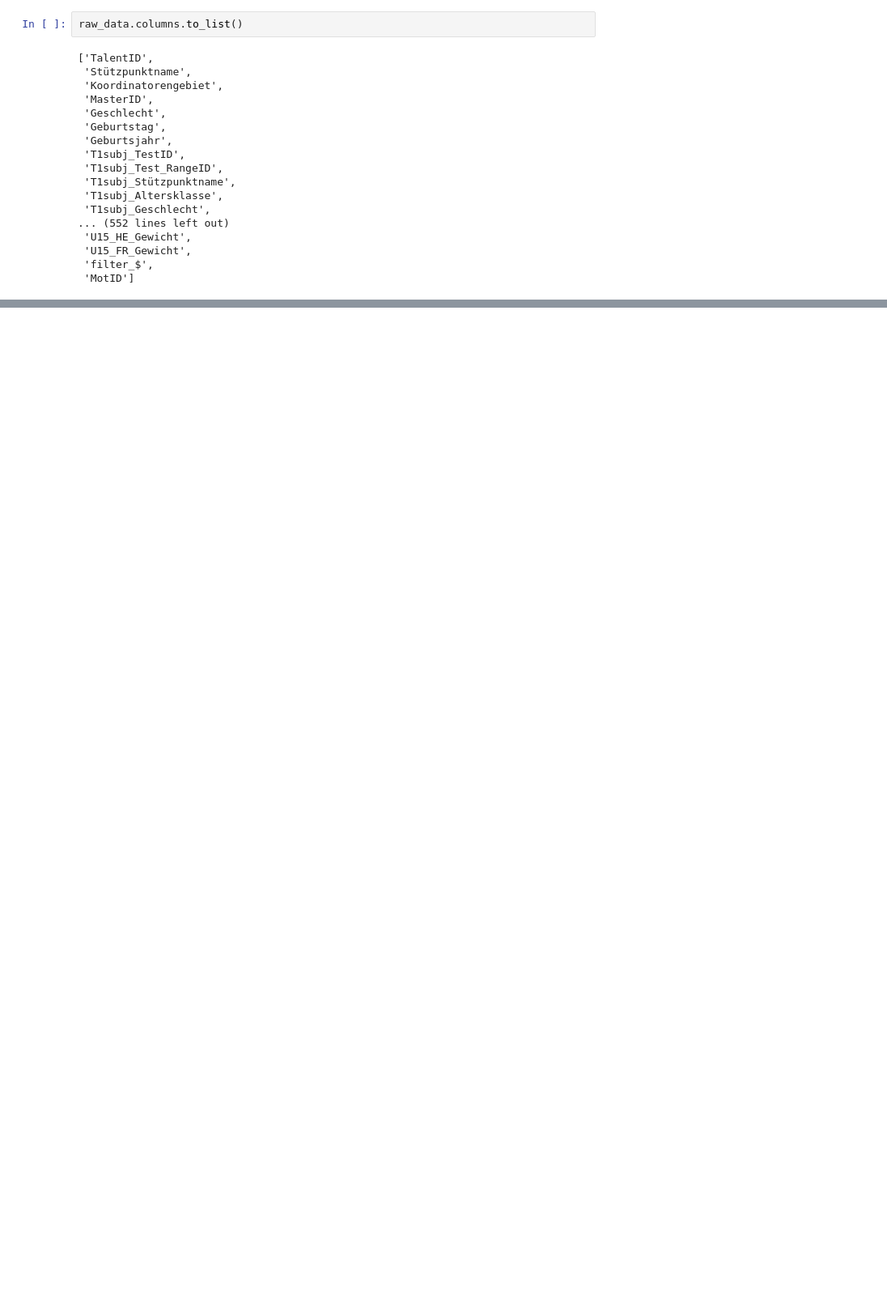
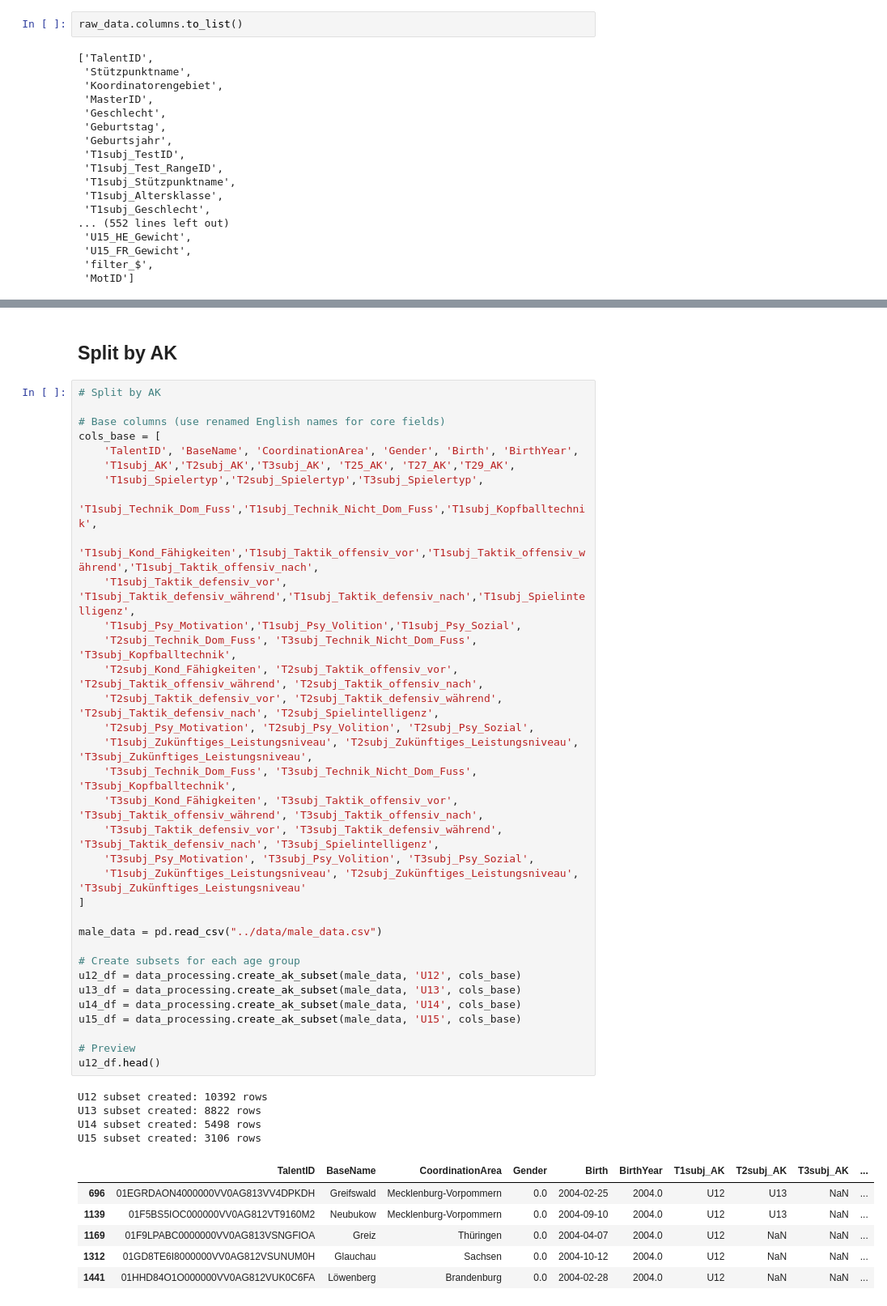
Before and after one commit to eduardo-baratela/Youth-Elite-Soccer, a Jupyter notebook: dev/data_treatment.ipynb, the cells around one changed output, grey strips where cells are left out. Shown at 81% size. Drawn from its saved outputs; the diff is of its cells as text; blank space fills up the shorter version.

Commit message:
Pre processing

```diff
--- a/dev/data_treatment.ipynb
+++ b/dev/data_treatment.ipynb
@@ -113,0 +162,47 @@ women_df = clean_df[clean_df["Geschlecht"] == 1]
+# %% [markdown]
+## Split by AK
+# %%
+# Split by AK
+
+# Base columns (use renamed English names for core fields)
+cols_base = [
+    'TalentID', 'BaseName', 'CoordinationArea', 'Gender', 'Birth', 'BirthYear',
+    'T1subj_AK','T2subj_AK','T3subj_AK', 'T25_AK', 'T27_AK','T29_AK',
+    'T1subj_Spielertyp','T2subj_Spielertyp','T3subj_Spielertyp',
+    'T1subj_Technik_Dom_Fuss','T1subj_Technik_Nicht_Dom_Fuss','T1subj_Kopfballtechnik',
+    'T1subj_Kond_Fähigkeiten','T1subj_Taktik_offensiv_vor','T1subj_Taktik_offensiv_während','T1subj_Taktik_offensiv_nach',
+    'T1subj_Taktik_defensiv_vor', 'T1subj_Taktik_defensiv_während','T1subj_Taktik_defensiv_nach','T1subj_Spielintelligenz',
+    'T1subj_Psy_Motivation','T1subj_Psy_Volition','T1subj_Psy_Sozial',
+    'T2subj_Technik_Dom_Fuss', 'T3subj_Technik_Nicht_Dom_Fuss', 'T3subj_Kopfballtechnik',
+    'T2subj_Kond_Fähigkeiten', 'T2subj_Taktik_offensiv_vor', 'T2subj_Taktik_offensiv_während', 'T2subj_Taktik_offensiv_nach',
+    'T2subj_Taktik_defensiv_vor', 'T2subj_Taktik_defensiv_während', 'T2subj_Taktik_defensiv_nach', 'T2subj_Spielintelligenz',
+    'T2subj_Psy_Motivation', 'T2subj_Psy_Volition', 'T2subj_Psy_Sozial',
+    'T1subj_Zukünftiges_Leistungsniveau', 'T2subj_Zukünftiges_Leistungsniveau', 'T3subj_Zukünftiges_Leistungsniveau',
+    'T3subj_Technik_Dom_Fuss', 'T3subj_Technik_Nicht_Dom_Fuss', 'T3subj_Kopfballtechnik',
+    'T3subj_Kond_Fähigkeiten', 'T3subj_Taktik_offensiv_vor', 'T3subj_Taktik_offensiv_während', 'T3subj_Taktik_offensiv_nach',
+    'T3subj_Taktik_defensiv_vor', 'T3subj_Taktik_defensiv_während', 'T3subj_Taktik_defensiv_nach', 'T3subj_Spielintelligenz',
+    'T3subj_Psy_Motivation', 'T3subj_Psy_Volition', 'T3subj_Psy_Sozial',
+    'T1subj_Zukünftiges_Leistungsniveau', 'T2subj_Zukünftiges_Leistungsniveau', 'T3subj_Zukünftiges_Leistungsniveau'
+]
+
+male_data = pd.read_csv("../data/male_data.csv")
+
+# Create subsets for each age group
+u12_df = data_processing.create_ak_subset(male_data, 'U12', cols_base)
+u13_df = data_processing.create_ak_subset(male_data, 'U13', cols_base)
+u14_df = data_processing.create_ak_subset(male_data, 'U14', cols_base)
+u15_df = data_processing.create_ak_subset(male_data, 'U15', cols_base)
+
+# Preview
+u12_df.head()
+# %% [output]
+U12 subset created: 10392 rows
+U13 subset created: 8822 rows
+U14 subset created: 5498 rows
+U15 subset created: 3106 rows
+|  | TalentID | BaseName | CoordinationArea | Gender | Birth | BirthYear | T1subj_AK | T2subj_AK | T3subj_AK | ... |
+| 696 | 01EGRDAON4000000VV0AG813VV4DPKDH | Greifswald | Mecklenburg-Vorpommern | 0.0 | 2004-02-25 | 2004.0 | U12 | U13 | NaN | ... |
+| 1139 | 01F5BS5IOC000000VV0AG812VT9160M2 | Neubukow | Mecklenburg-Vorpommern | 0.0 | 2004-09-10 | 2004.0 | U12 | U13 | NaN | ... |
+| 1169 | 01F9LPABC0000000VV0AG813VSNGFIOA | Greiz | Thüringen | 0.0 | 2004-04-07 | 2004.0 | U12 | NaN | NaN | ... |
+| 1312 | 01GD8TE6I8000000VV0AG812VSUNUM0H | Glauchau | Sachsen | 0.0 | 2004-10-12 | 2004.0 | U12 | NaN | NaN | ... |
+| 1441 | 01HHD84O1O000000VV0AG812VUK0C6FA | Löwenberg | Brandenburg | 0.0 | 2004-02-28 | 2004.0 | U12 | NaN | NaN | ... |
```
Also changed, not shown: parts of 15 cells of this notebook, 6 other files.
